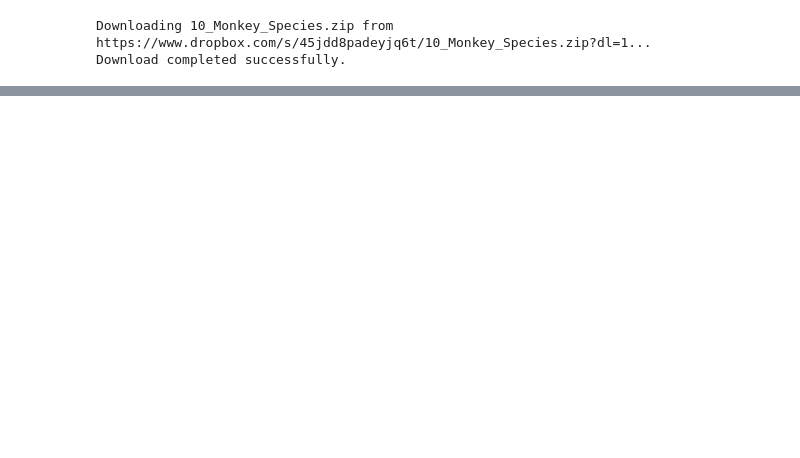
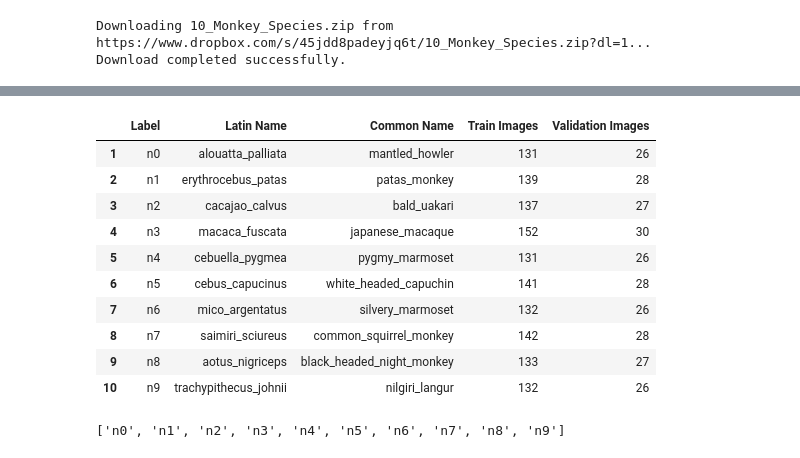
Before and after one commit to RamuNalla/pytorch-bootcamp-notebooks, a Jupyter notebook: 4_training_cnn_for_classification.ipynb, the cells around one changed output, grey strips where cells are left out. Saved outputs shown, nothing was run; the diff lists cells and outputs as text; code cells hidden in the pictures; blank space fills up the shorter version.

```diff
--- a/4_training_cnn_for_classification.ipynb
+++ b/4_training_cnn_for_classification.ipynb
@@ -121,0 +127,17 @@ print("Available Device: ", DEVICE)
+# %%
+df = pd.read_csv(os.path.join("10_Monkey_Species","monkey_labels.txt"), sep=",", header=None)
+df.columns = ["Label", "Latin Name", "Common Name", "Train Images", "Validation Images"]
+df['Latin Name'] = df['Latin Name'].str.replace("\t", " ")
+df[1:]
+# %% [output]
+|  | Label | Latin Name | Common Name | Train Images | Validation Images |
+| 1 | n0 | alouatta_palliata | mantled_howler | 131 | 26 |
+| 2 | n1 | erythrocebus_patas | patas_monkey | 139 | 28 |
+| 3 | n2 | cacajao_calvus | bald_uakari | 137 | 27 |
+| 4 | n3 | macaca_fuscata | japanese_macaque | 152 | 30 |
+| 5 | n4 | cebuella_pygmea | pygmy_marmoset | 131 | 26 |
+| 6 | n5 | cebus_capucinus | white_headed_capuchin | 141 | 28 |
+| 7 | n6 | mico_argentatus | silvery_marmoset | 132 | 26 |
+| 8 | n7 | saimiri_sciureus | common_squirrel_monkey | 142 | 28 |
+| 9 | n8 | aotus_nigriceps | black_headed_night_monkey | 133 | 27 |
+| 10 | n9 | trachypithecus_johnii | nilgiri_langur | 132 | 26 |
@@ -121,0 +178,9 @@ print("Available Device: ", DEVICE)
+# %%
+#Apply augmentations to the training dataset
+train_data = datasets.ImageFolder(root = train_root, transform = train_transforms)
+
+# The validation dataset should have only common transforms like Resize, ToTensor and Normalize.
+val_data = datasets.ImageFolder(root=val_root, transform = common_transforms)
+train_data.classes
+# %% [output]
+['n0', 'n1', 'n2', 'n3', 'n4', 'n5', 'n6', 'n7', 'n8', 'n9']
```
Also changed, not shown: parts of 11 cells of this notebook, 1 other file.
